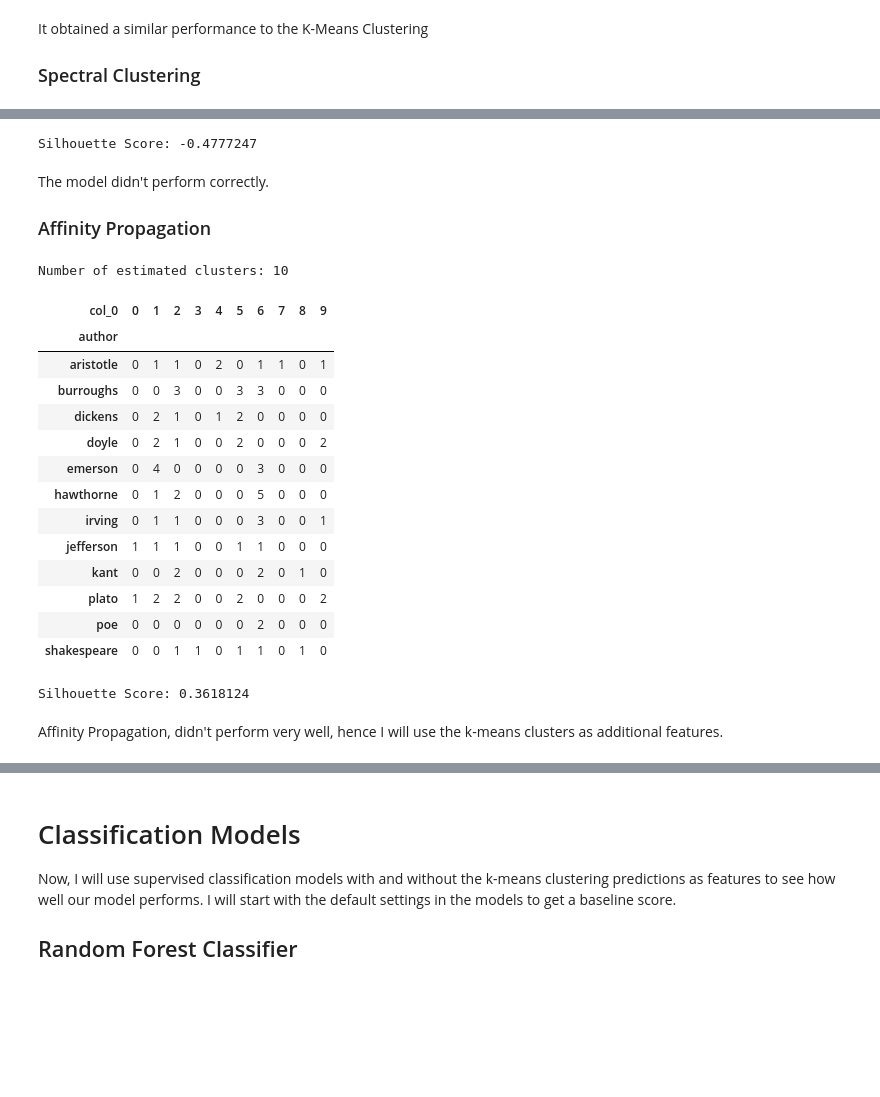
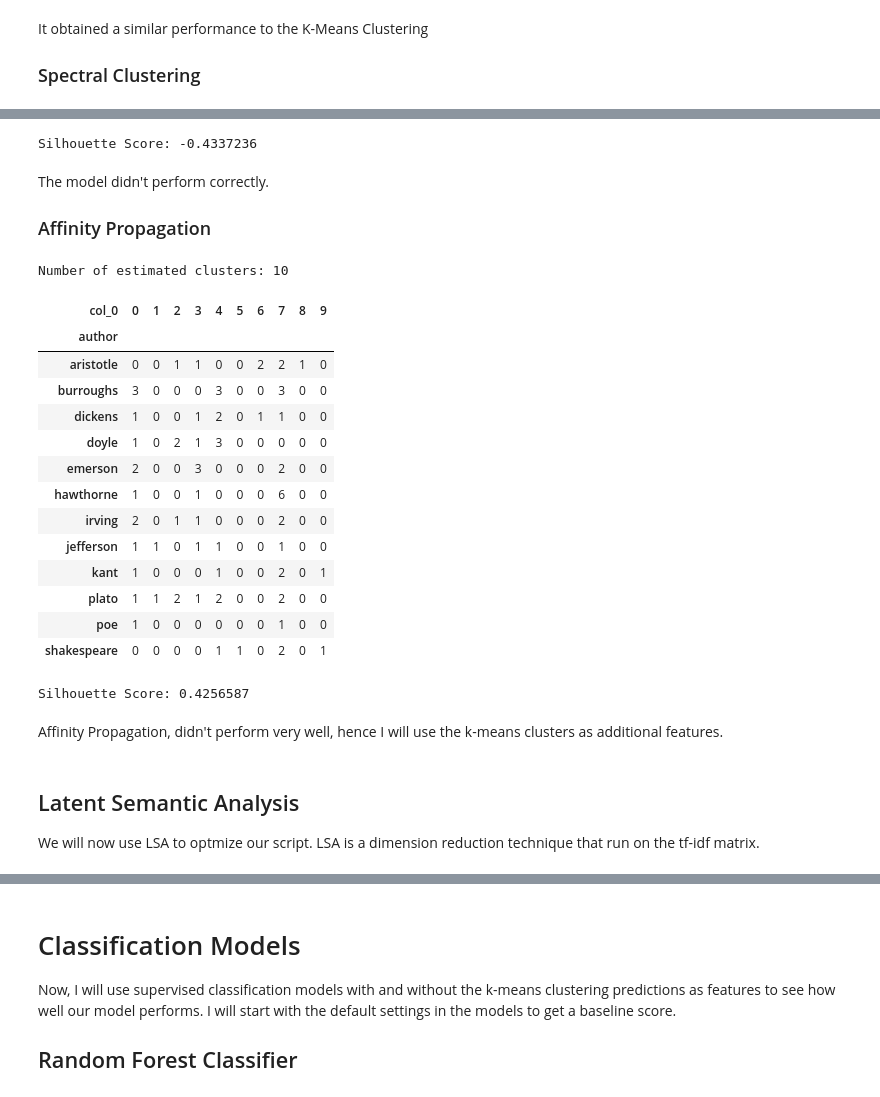
Before and after one commit to verakai/Thinkful, a Jupyter notebook: 4.5.1 Unsupervised Learning Capstone.ipynb, the cells around one changed output, grey strips where cells are left out. Cells and saved outputs as stored; diff of their text form; code cells hidden in the pictures; blank space fills up the shorter version.

```diff
--- a/4.5.1 Unsupervised Learning Capstone.ipynb
+++ b/4.5.1 Unsupervised Learning Capstone.ipynb
@@ -328,3 +326,23 @@ I used 12 as the number of clusters, given, we have 12 different authors.
 # %% [markdown]
 ### K-Means Clustering
 K-means clustering aims to partition n observations into k clusters in which each observation belongs to the cluster with the nearest mean, serving as a prototype of the cluster. This results in a partitioning of the data space into Voronoi cells (Wikipedia info).
+# %%
+from sklearn.cluster import KMeans
+from  scipy.spatial.distance  import cdist
+# Use the elbow method to see what is the optimal amount of clusters.
+
+# k means determine k
+distortions = []
+K = range(1,20)
+for k in K:
+    kmeanModel = KMeans(n_clusters=k).fit(X2_train)
+    kmeanModel.fit(X2_train)
+    distortions.append(sum(np.min(cdist(X2_train, kmeanModel.cluster_centers_, 'euclidean'), axis=1)) / X2_train.shape[0])
+
+# Plot the elbow
+sns.set_style('darkgrid')
+plt.plot(K, distortions, 'bx-')
+plt.xlabel('k')
+plt.ylabel('Distortion')
+plt.title('The Elbow Method showing the optimal k')
+plt.show()
@@ -353,0 +374,12 @@ pd.crosstab(y2_train, y_pred)
+# %%
+from sklearn.decomposition import PCA
+
+# Reduce it to two components.
+X_pca = PCA(2).fit_transform(X2_train)
+
+# Calculate predicted values.
+y_pred = KMeans(n_clusters=5, random_state=42).fit_predict(X_pca)
+
+# Plot the solution.
+plt.scatter(X_pca[:, 0], X_pca[:, 1], c=y_pred, s=50)
+plt.show()
@@ -416,7 +451,7 @@ pd.crosstab(y2_train, y_pred3)
 # %%
-print('Silhouette Score: {:0.7}'.format(silhouette_score(X2_train, y_pred3, metric='euclidean')))
+print('Silhouette Score: {:0.7}'.format(silhouette_score(X_pca, y_pred3, metric='euclidean')))
 # %% [output]
-Silhouette Score: -0.4777247
+Silhouette Score: -0.4337236
 # %% [markdown]
 The model didn't perform correctly.
 
@@ -424,34 +459,34 @@ The model didn't perform correctly.
 # %%
 from sklearn.cluster import AffinityPropagation
 
 af = AffinityPropagation(damping=0.5, max_iter=550, copy=False)
-y_pred4 = af.fit_predict(X2_train)
+y_pred4 = af.fit_predict(X_pca)
 
 cluster_centers_indices = af.cluster_centers_indices_
 n_clusters = len(cluster_centers_indices)
 print('Number of estimated clusters: {}'.format(n_clusters))
 
 pd.crosstab(y2_train, y_pred4)
 # %% [output]
 Number of estimated clusters: 10
 | col_0 | 0 | 1 | 2 | 3 | 4 | 5 | 6 | 7 | 8 | 9 |
 | author |  |  |  |  |  |  |  |  |  |  |
-| aristotle | 0 | 1 | 1 | 0 | 2 | 0 | 1 | 1 | 0 | 1 |
-| burroughs | 0 | 0 | 3 | 0 | 0 | 3 | 3 | 0 | 0 | 0 |
-| dickens | 0 | 2 | 1 | 0 | 1 | 2 | 0 | 0 | 0 | 0 |
-| doyle | 0 | 2 | 1 | 0 | 0 | 2 | 0 | 0 | 0 | 2 |
-| emerson | 0 | 4 | 0 | 0 | 0 | 0 | 3 | 0 | 0 | 0 |
-| hawthorne | 0 | 1 | 2 | 0 | 0 | 0 | 5 | 0 | 0 | 0 |
-| irving | 0 | 1 | 1 | 0 | 0 | 0 | 3 | 0 | 0 | 1 |
-| jefferson | 1 | 1 | 1 | 0 | 0 | 1 | 1 | 0 | 0 | 0 |
-| kant | 0 | 0 | 2 | 0 | 0 | 0 | 2 | 0 | 1 | 0 |
-| plato | 1 | 2 | 2 | 0 | 0 | 2 | 0 | 0 | 0 | 2 |
-| poe | 0 | 0 | 0 | 0 | 0 | 0 | 2 | 0 | 0 | 0 |
-| shakespeare | 0 | 0 | 1 | 1 | 0 | 1 | 1 | 0 | 1 | 0 |
+| aristotle | 0 | 0 | 1 | 1 | 0 | 0 | 2 | 2 | 1 | 0 |
+| burroughs | 3 | 0 | 0 | 0 | 3 | 0 | 0 | 3 | 0 | 0 |
+| dickens | 1 | 0 | 0 | 1 | 2 | 0 | 1 | 1 | 0 | 0 |
+| doyle | 1 | 0 | 2 | 1 | 3 | 0 | 0 | 0 | 0 | 0 |
+| emerson | 2 | 0 | 0 | 3 | 0 | 0 | 0 | 2 | 0 | 0 |
+| hawthorne | 1 | 0 | 0 | 1 | 0 | 0 | 0 | 6 | 0 | 0 |
+| irving | 2 | 0 | 1 | 1 | 0 | 0 | 0 | 2 | 0 | 0 |
+| jefferson | 1 | 1 | 0 | 1 | 1 | 0 | 0 | 1 | 0 | 0 |
+| kant | 1 | 0 | 0 | 0 | 1 | 0 | 0 | 2 | 0 | 1 |
+| plato | 1 | 1 | 2 | 1 | 2 | 0 | 0 | 2 | 0 | 0 |
+| poe | 1 | 0 | 0 | 0 | 0 | 0 | 0 | 1 | 0 | 0 |
+| shakespeare | 0 | 0 | 0 | 0 | 1 | 1 | 0 | 2 | 0 | 1 |
 # %%
-print('Silhouette Score: {:0.7}'.format(silhouette_score(X2_train, y_pred4, metric='euclidean')))
+print('Silhouette Score: {:0.7}'.format(silhouette_score(X_pca, y_pred4, metric='euclidean')))
 # %% [output]
-Silhouette Score: 0.3618124
+Silhouette Score: 0.4256587
 # %% [markdown]
 Affinity Propagation, didn't perform very well, hence I will use the k-means clusters as additional features.
 # %%
@@ -459 +494,5 @@ X2_train_c = pd.DataFrame(X2_train)
 X2_train_c['kmeans_clust'] = y_pred
+# %% [markdown]
+## Latent Semantic Analysis
+
+We will now use LSA to optmize our script. LSA is a dimension reduction technique that run on the tf-idf matrix.
```
Also changed, not shown: parts of 25 cells of this notebook.
